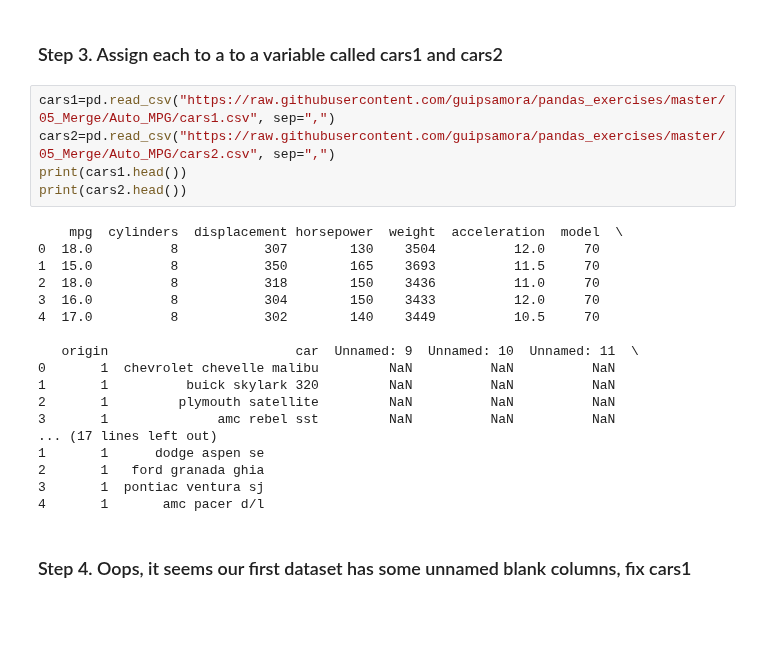
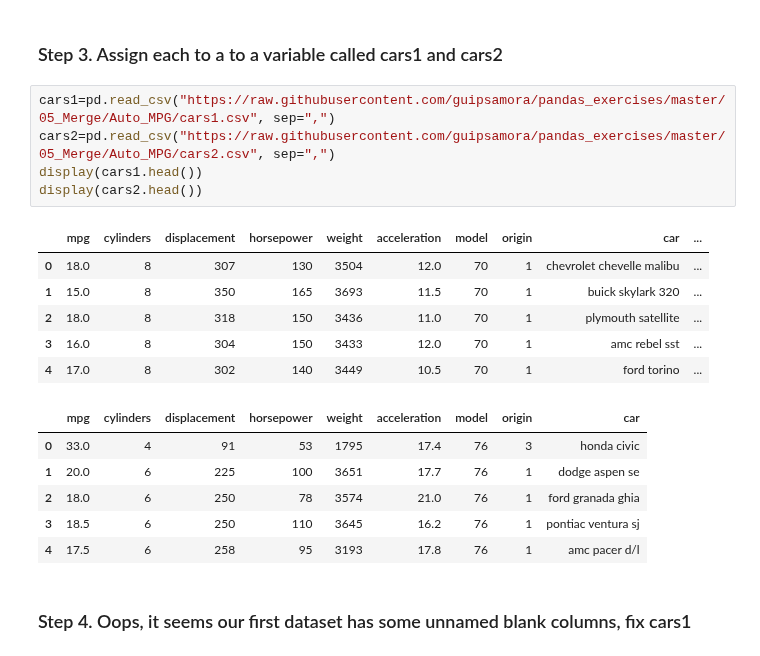
Before and after one commit to PaulitaLull/DATA_SCIENCE_PAULALULL, a Jupyter notebook: 02_Herramientas_Avanzadas/02_Pandas/02_Practica/05_Merge/Auto_MPG/AutoMPG.ipynb, the cells around one changed output. Drawn from its saved outputs; the diff is of its cells as text; blank space fills up the shorter version.

```diff
--- a/02_Herramientas_Avanzadas/02_Pandas/02_Practica/05_Merge/Auto_MPG/AutoMPG.ipynb
+++ b/02_Herramientas_Avanzadas/02_Pandas/02_Practica/05_Merge/Auto_MPG/AutoMPG.ipynb
@@ -14,26 +14,21 @@ import pandas as pd
 # %%
 cars1=pd.read_csv("https://raw.githubusercontent.com/guipsamora/pandas_exercises/master/05_Merge/Auto_MPG/cars1.csv", sep=",")
 cars2=pd.read_csv("https://raw.githubusercontent.com/guipsamora/pandas_exercises/master/05_Merge/Auto_MPG/cars2.csv", sep=",")
-print(cars1.head())
-print(cars2.head())
+display(cars1.head())
+display(cars2.head())
 # %% [output]
-    mpg  cylinders  displacement horsepower  weight  acceleration  model  \
-0  18.0          8           307        130    3504          12.0     70
-1  15.0          8           350        165    3693          11.5     70
-2  18.0          8           318        150    3436          11.0     70
-3  16.0          8           304        150    3433          12.0     70
-4  17.0          8           302        140    3449          10.5     70
-
-   origin                        car  Unnamed: 9  Unnamed: 10  Unnamed: 11  \
-0       1  chevrolet chevelle malibu         NaN          NaN          NaN
-1       1          buick skylark 320         NaN          NaN          NaN
-2       1         plymouth satellite         NaN          NaN          NaN
-3       1              amc rebel sst         NaN          NaN          NaN
-... (17 lines left out)
-1       1      dodge aspen se
-2       1   ford granada ghia
-3       1  pontiac ventura sj
-4       1       amc pacer d/l
+|  | mpg | cylinders | displacement | horsepower | weight | acceleration | model | origin | car | ... |
+| 0 | 18.0 | 8 | 307 | 130 | 3504 | 12.0 | 70 | 1 | chevrolet chevelle malibu | ... |
+| 1 | 15.0 | 8 | 350 | 165 | 3693 | 11.5 | 70 | 1 | buick skylark 320 | ... |
+| 2 | 18.0 | 8 | 318 | 150 | 3436 | 11.0 | 70 | 1 | plymouth satellite | ... |
+| 3 | 16.0 | 8 | 304 | 150 | 3433 | 12.0 | 70 | 1 | amc rebel sst | ... |
+| 4 | 17.0 | 8 | 302 | 140 | 3449 | 10.5 | 70 | 1 | ford torino | ... |
+|  | mpg | cylinders | displacement | horsepower | weight | acceleration | model | origin | car |
+| 0 | 33.0 | 4 | 91 | 53 | 1795 | 17.4 | 76 | 3 | honda civic |
+| 1 | 20.0 | 6 | 225 | 100 | 3651 | 17.7 | 76 | 1 | dodge aspen se |
+| 2 | 18.0 | 6 | 250 | 78 | 3574 | 21.0 | 76 | 1 | ford granada ghia |
+| 3 | 18.5 | 6 | 250 | 110 | 3645 | 16.2 | 76 | 1 | pontiac ventura sj |
+| 4 | 17.5 | 6 | 258 | 95 | 3193 | 17.8 | 76 | 1 | amc pacer d/l |
 # %% [markdown]
 ### Step 4. Oops, it seems our first dataset has some unnamed blank columns, fix cars1
 # %%
```
Also changed, not shown: parts of 7 cells of this notebook, 4 other files.
